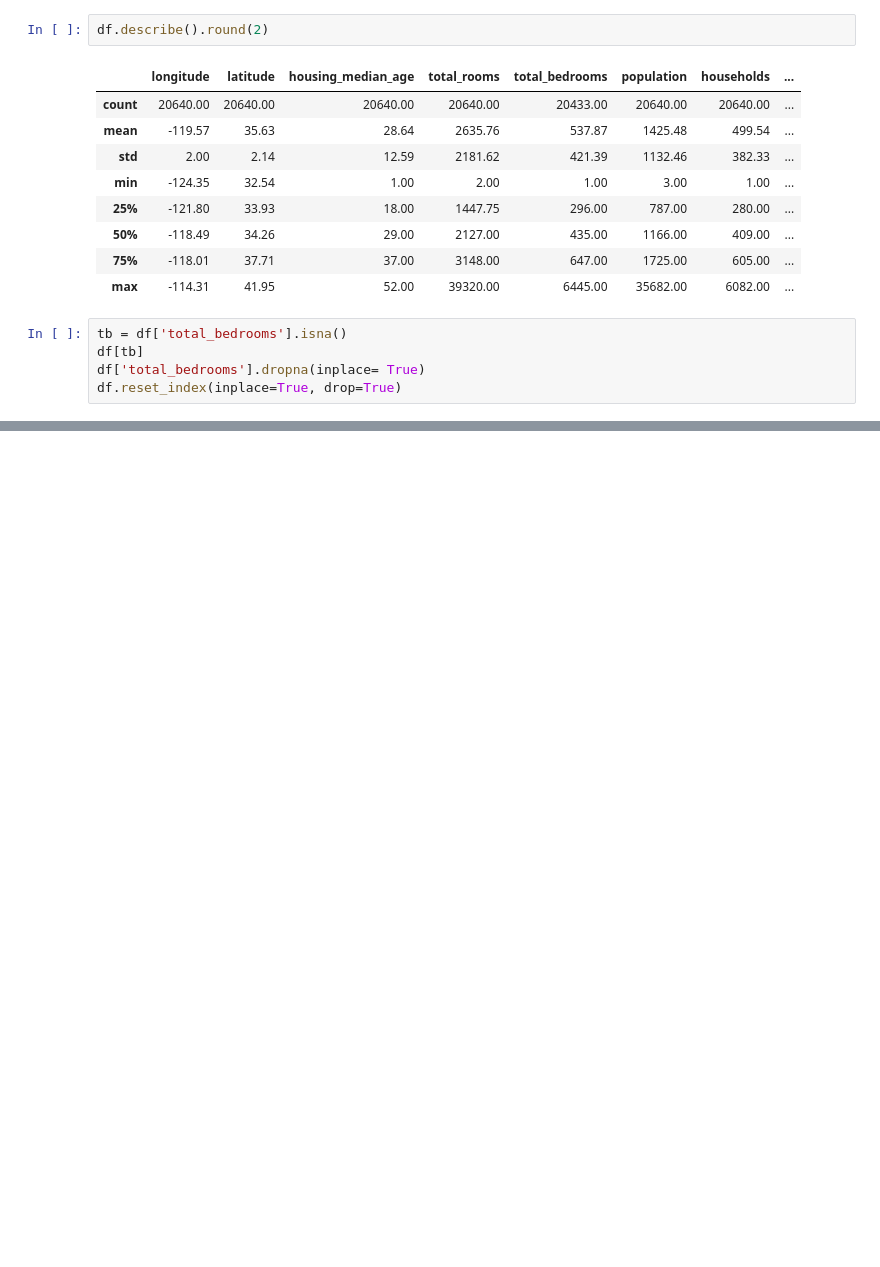
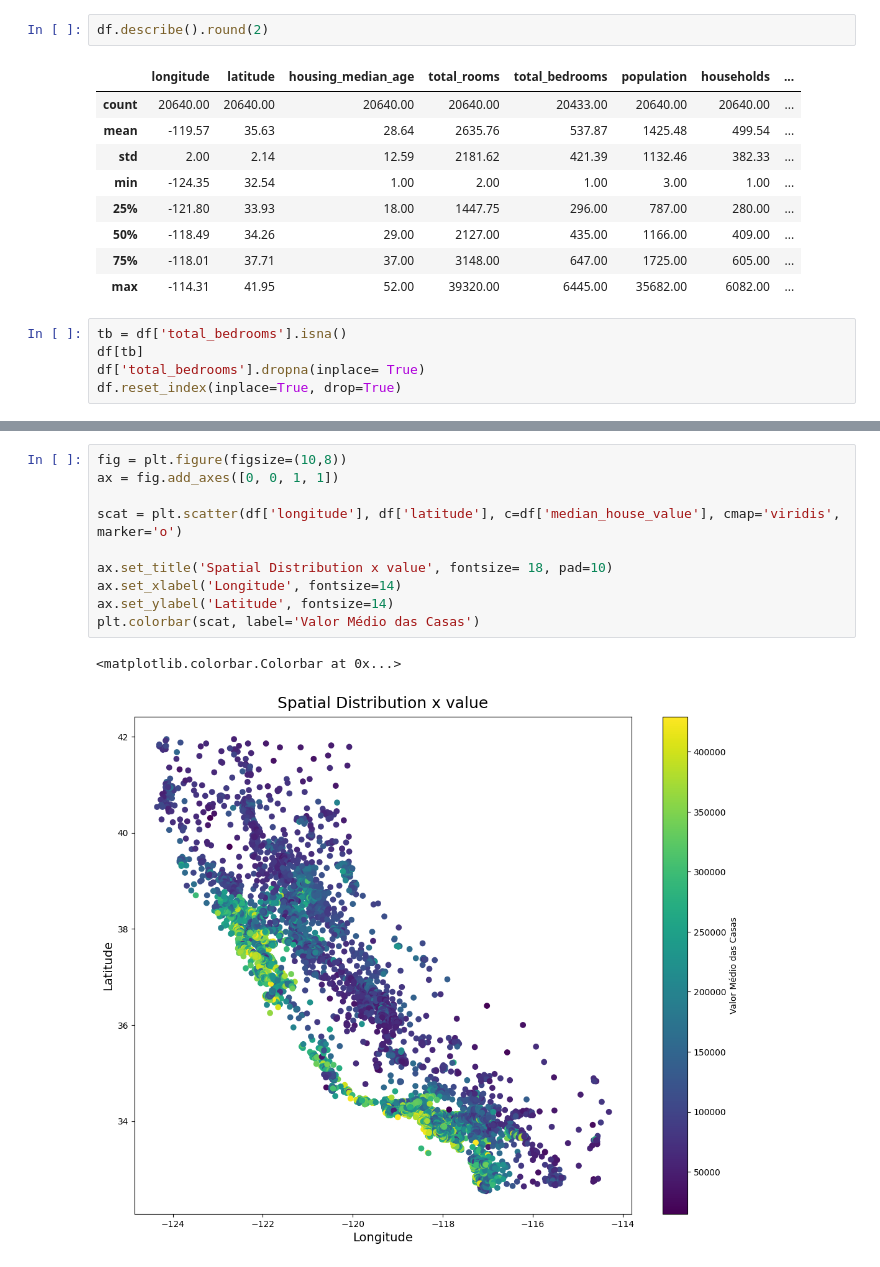
Before and after one commit to AraujoTT/RegLinear_CA_house_price, a Jupyter notebook: main.ipynb, the cells around one changed output, grey strips where cells are left out. Cells and saved outputs as stored; diff of their text form; blank space fills up the shorter version.

```diff
--- a/main.ipynb
+++ b/main.ipynb
@@ -165,0 +145,13 @@ ax.boxplot(df['median_house_value'])
+# %%
+fig = plt.figure(figsize=(10,8))
+ax = fig.add_axes([0, 0, 1, 1])
+
+scat = plt.scatter(df['longitude'], df['latitude'], c=df['median_house_value'], cmap='viridis', marker='o')
+
+ax.set_title('Spatial Distribution x value', fontsize= 18, pad=10)
+ax.set_xlabel('Longitude', fontsize=14)
+ax.set_ylabel('Latitude', fontsize=14)
+plt.colorbar(scat, label='Valor Médio das Casas')
+# %% [output]
+<matplotlib.colorbar.Colorbar at 0x...>
+[figure, added]
```
Also changed, not shown: parts of 3 cells of this notebook.
